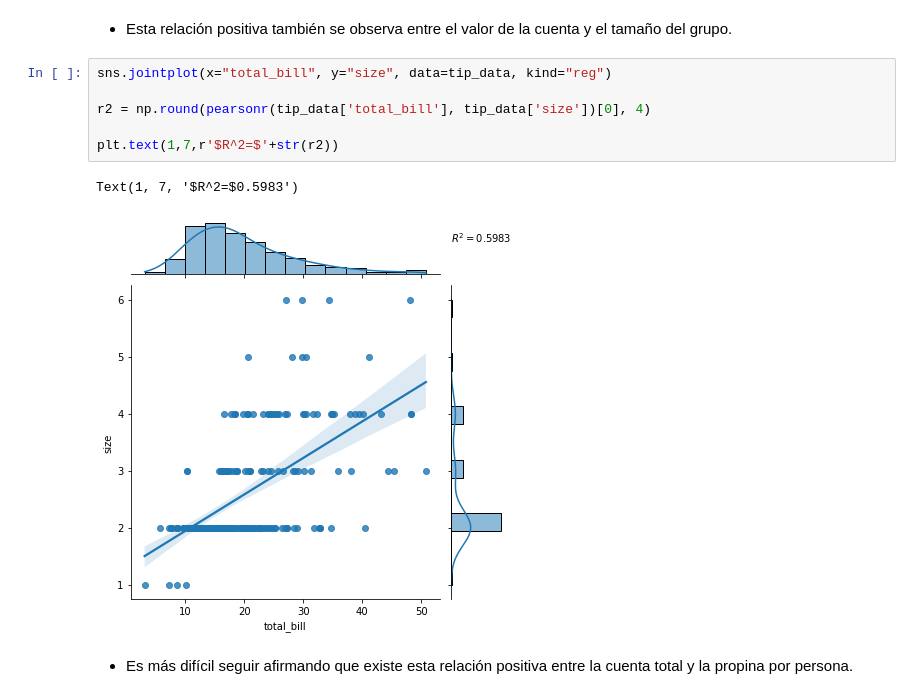
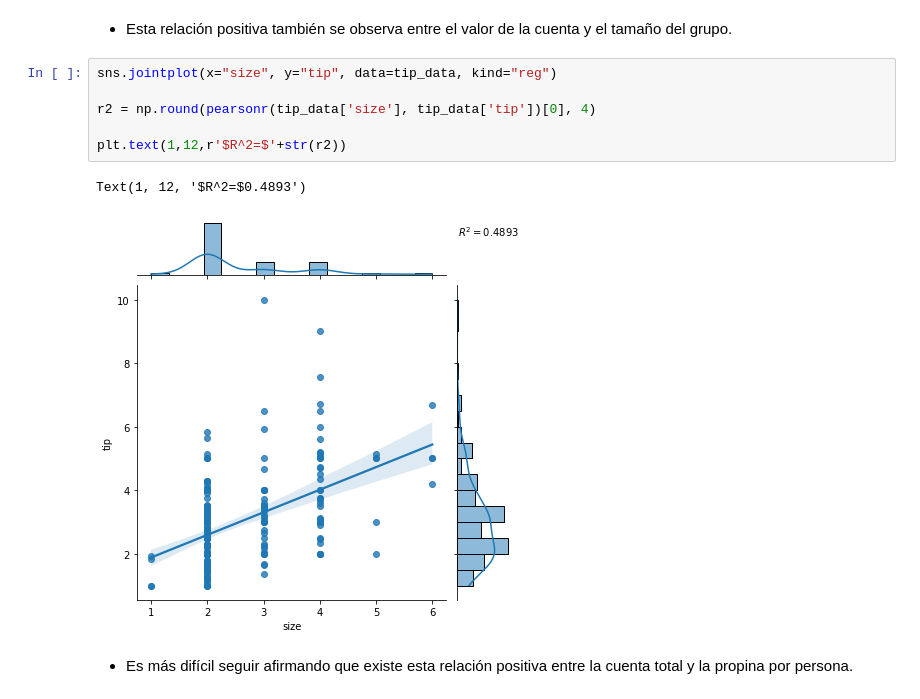
Before and after one commit to marsgr6/EN-online, a Jupyter notebook: exploratory_data_analysis.ipynb, the cells around one changed output. Drawn from its saved outputs; the diff is of its cells as text.

```diff
--- a/exploratory_data_analysis.ipynb
+++ b/exploratory_data_analysis.ipynb
@@ -600,14 +631,14 @@ Text(10, 10, '$R^2=$0.6757')
 # %% [markdown]
 - Esta relación positiva también se observa entre el valor de la cuenta y el tamaño del grupo.
 # %%
-sns.jointplot(x="total_bill", y="size", data=tip_data, kind="reg")
+sns.jointplot(x="size", y="tip", data=tip_data, kind="reg")
 
-r2 = np.round(pearsonr(tip_data['total_bill'], tip_data['size'])[0], 4)
+r2 = np.round(pearsonr(tip_data['size'], tip_data['tip'])[0], 4)
 
-plt.text(1,7,r'$R^2=$'+str(r2))
+plt.text(1,12,r'$R^2=$'+str(r2))
 # %% [output]
-Text(1, 7, '$R^2=$0.5983')
+Text(1, 12, '$R^2=$0.4893')
-[figure, old version]
+[figure, new version]
 # %% [markdown]
 - Es más difícil seguir afirmando que existe esta relación positiva entre la cuenta total y la propina por persona.
 # %%
```
Also changed, not shown: parts of 22 cells of this notebook, 1 other file.
